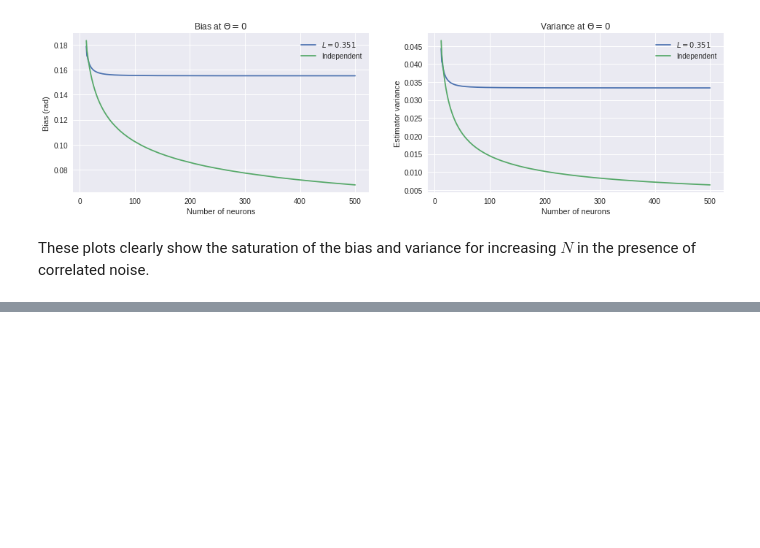
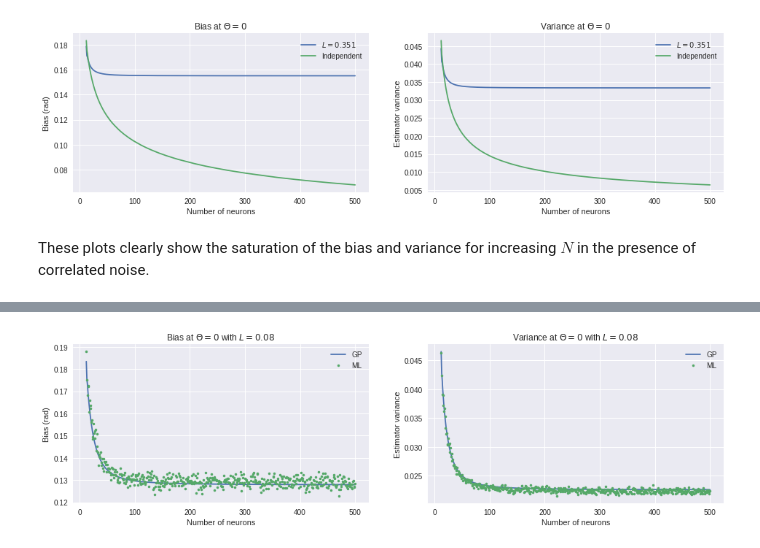
Before and after one commit to dtailor17/neural-population-codes, a Jupyter notebook: noise_correlations.ipynb, the cells around one changed output, grey strips where cells are left out. Cells and saved outputs as stored; diff of their text form; code cells hidden in the pictures; blank space fills up the shorter version.

Commit message:
Further simulations (ML) of bias/variance vs #neurons

```diff
--- a/noise_correlations.ipynb
+++ b/noise_correlations.ipynb
@@ -1675,0 +1705,48 @@ These plots clearly show the saturation of the bias and variance for increasing
+# %%
+max_corr = 1.0
+corr_length = 0.08
+
+n_neurons_upper = 501
+n_neurons_arr = np.arange(1, n_neurons_upper)
+
+biases_neurons_corr_ML_1 = np.zeros(len(n_neurons_arr))
+variances_neurons_corr_ML_1 = np.zeros(len(n_neurons_arr))
+
+biases_neurons_corr_GP_1 = np.zeros(len(n_neurons_arr))
+variances_neurons_corr_GP_1 = np.zeros(len(n_neurons_arr))
+
+for i in range(len(n_neurons_arr)):
+    cov_mtx = construct_cov_matrix_new(max_corr=max_corr, corr_length=corr_length, n_neurons=n_neurons_arr[i])
+    (biases_neurons_corr_ML_1[i], variances_neurons_corr_ML_1[i]) = get_ML_ests_stim_0_new(n_neurons_arr[i], cov_mtx)
+    (biases_neurons_corr_GP_1[i], variances_neurons_corr_GP_1[i]) = get_GP_ests_stim_0_new(n_neurons_arr[i], cov_mtx)
+
+dill.dump_session('session_state.pkl')
+# %%
+plt.rcParams['figure.figsize'] = (16, 4)
+
+n_neurons_upper = 501
+n_neurons_arr = np.arange(1, n_neurons_upper)
+
+skip_idx = 11
+
+plt.subplot(121)
+plt.plot(n_neurons_arr[skip_idx:], biases_neurons_corr_GP_1[skip_idx:], label='GP')
+plt.plot(n_neurons_arr[skip_idx:], biases_neurons_corr_ML_1[skip_idx:], '.', label='ML')
+
+plt.legend()
+plt.xlabel('Number of neurons')
+plt.ylabel('Bias (rad)')
+plt.title('Bias at $\Theta=0$ with $L = 0.08$')
+
+plt.subplot(122)
+plt.plot(n_neurons_arr[skip_idx:], variances_neurons_corr_GP_1[skip_idx:], label='GP')
+plt.plot(n_neurons_arr[skip_idx:], variances_neurons_corr_ML_1[skip_idx:], '.', label='ML')
+
+plt.legend()
+plt.xlabel('Number of neurons')
+plt.ylabel('Estimator variance')
+plt.title('Variance at $\Theta=0$ with $L = 0.08$')
+
+plt.rcParams['figure.figsize'] = (10, 5)
+# %% [output]
+[figure, added]
```
Also changed, not shown: parts of 23 cells of this notebook, 1 other file.
